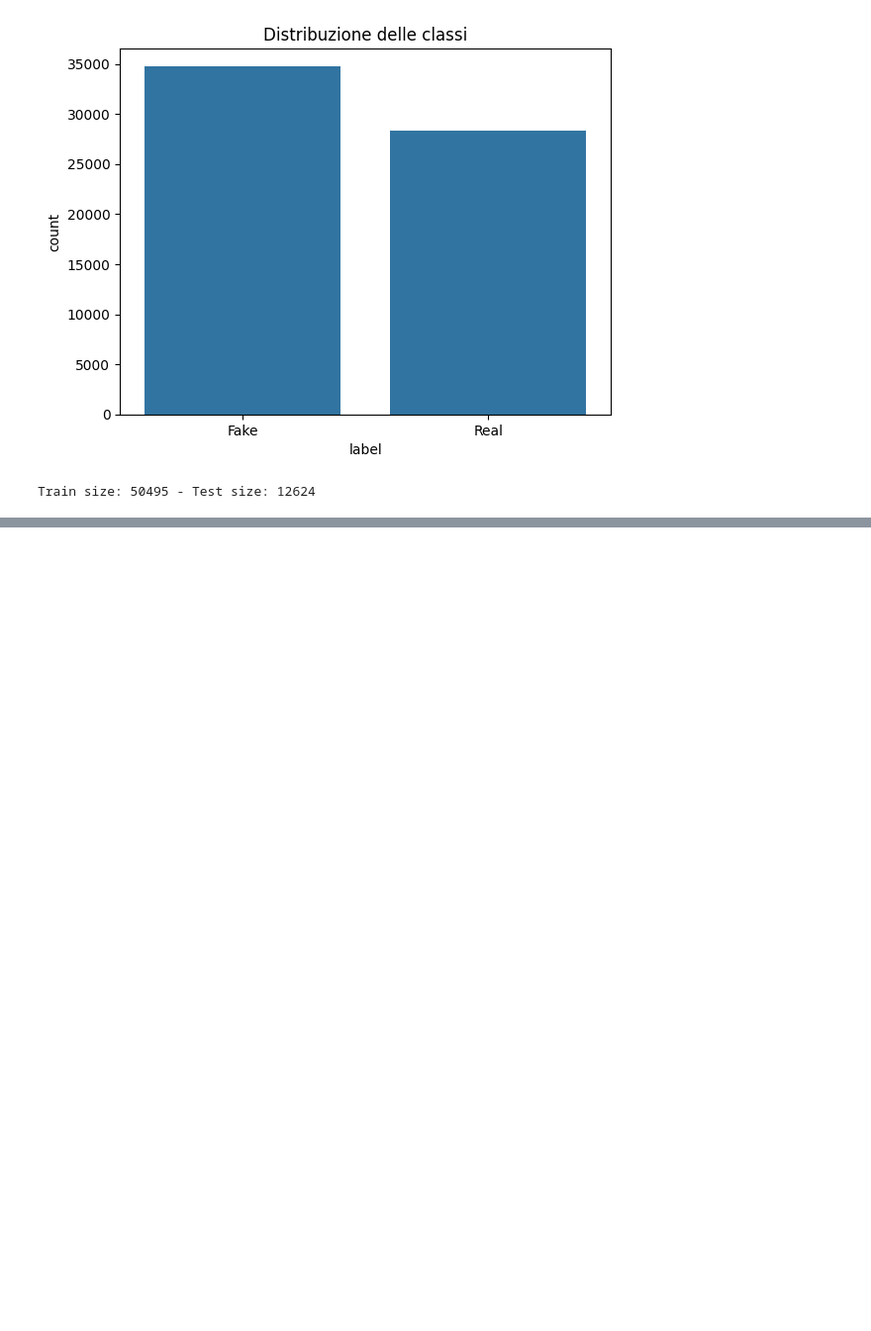
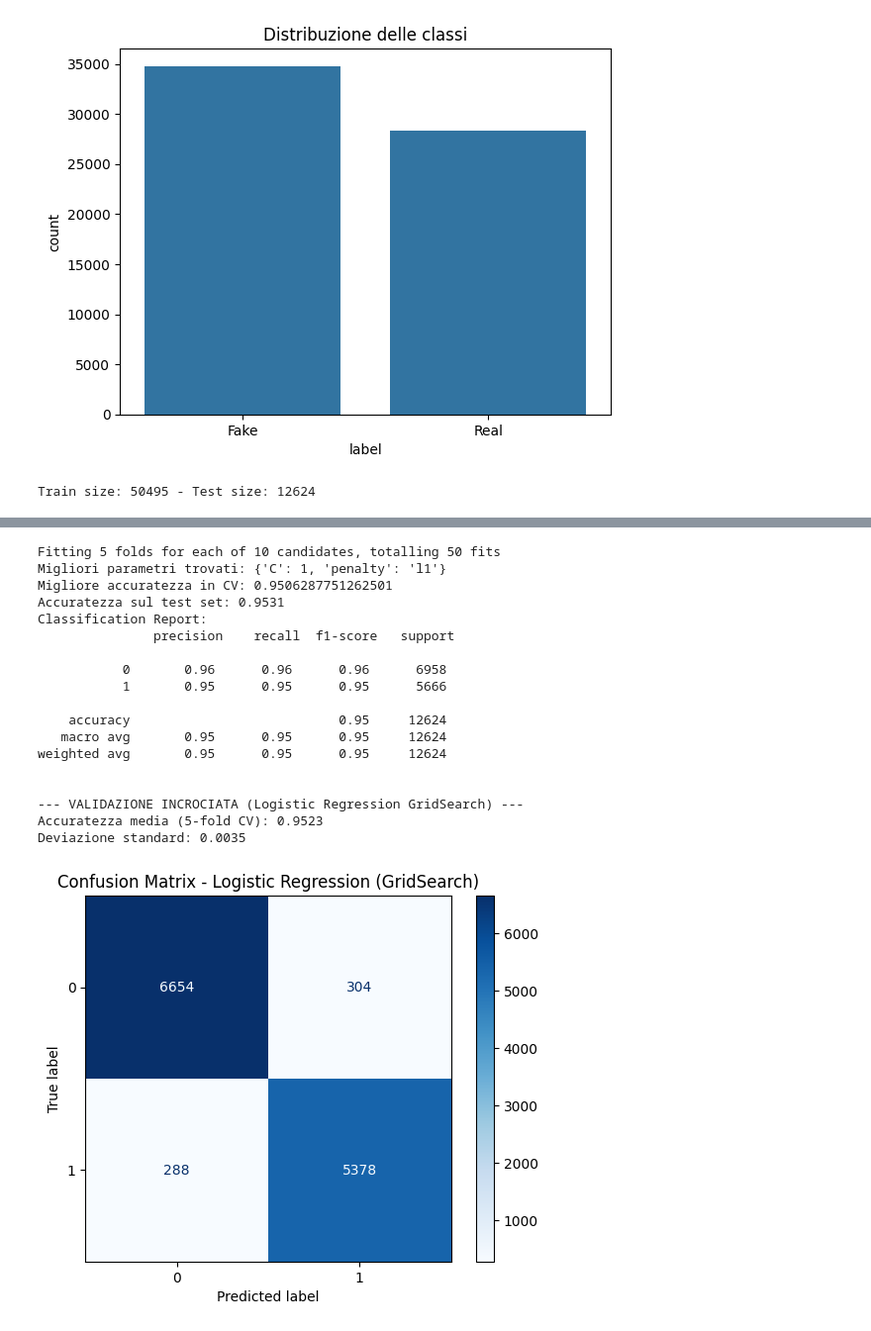
Before and after one commit to esterdegiosa03/fake-news-detection, a Jupyter notebook: prog_ml.ipynb, the cells around one changed output, grey strips where cells are left out. Shown: that part at 99% size. Saved outputs shown, nothing was run; the diff lists cells and outputs as text; code cells hidden in the pictures; blank space fills up the shorter version.

Commit message:
Aggiunta valutazione con 5 fold cross validation.

```diff
--- a/prog_ml.ipynb
+++ b/prog_ml.ipynb
@@ -168 +176,70 @@ Confusion Matrix:
+# %%
+"""
+Modello di regressione logistica (GridSearch)
+"""
+
+logreg = LogisticRegression(max_iter=100, solver='liblinear')
+
+# Definiamo la griglia di parametri da testare
+param_grid = {
+    'C': [0.01, 0.1, 1, 10, 100],      # valori di regolarizzazione
+    'penalty': ['l1', 'l2']            # tipo di regolarizzazione
+}
+
+grid_search = GridSearchCV(
+    estimator=logreg,
+    param_grid=param_grid,
+    scoring='accuracy',
+    cv=5,                  # numero di fold
+    verbose=2,             # stampa il progresso
+    n_jobs=-1              # usa tutti i core del processore per velocizzare
+)
+
+# Ricerca sul training set
+grid_search.fit(X_train, y_train)
+
+# Migliori parametri trovati
+print("Migliori parametri trovati:", grid_search.best_params_)
+
+# Miglior score in validazione
+print("Migliore accuratezza in CV:", grid_search.best_score_)
+
+# Valuta il modello migliore sul test set
+best_model = grid_search.best_estimator_
+y_pred_logreg_grid = best_model.predict(X_test)
+
+print(f"Accuratezza sul test set: {accuracy_score(y_test, y_pred_logreg_grid):.4f}")
+print("Classification Report:\n", classification_report(y_test, y_pred_logreg_grid))
+
+# Valutazione con 5-fold cross-validation su tutto il dataset
+cv_scores = cross_val_score(best_model, X, y, cv=5, scoring='accuracy')
+
+print("\n--- VALIDAZIONE INCROCIATA (Logistic Regression GridSearch) ---")
+print(f"Accuratezza media (5-fold CV): {cv_scores.mean():.4f}")
+print(f"Deviazione standard: {cv_scores.std():.4f}")
+
+ConfusionMatrixDisplay.from_estimator(best_model, X_test, y_test, cmap='Blues')
+plt.title("Confusion Matrix - Logistic Regression (GridSearch)")
+plt.grid(False)
+plt.show()
+# %% [output]
+Fitting 5 folds for each of 10 candidates, totalling 50 fits
+Migliori parametri trovati: {'C': 1, 'penalty': 'l1'}
+Migliore accuratezza in CV: 0.9506287751262501
+Accuratezza sul test set: 0.9531
+Classification Report:
+               precision    recall  f1-score   support
+
+           0       0.96      0.96      0.96      6958
+           1       0.95      0.95      0.95      5666
+
+    accuracy                           0.95     12624
+   macro avg       0.95      0.95      0.95     12624
+weighted avg       0.95      0.95      0.95     12624
+
+
+--- VALIDAZIONE INCROCIATA (Logistic Regression GridSearch) ---
+Accuratezza media (5-fold CV): 0.9523
+Deviazione standard: 0.0035
+[figure, added]
 # %%
```
Also changed, not shown: parts of 19 cells of this notebook.
